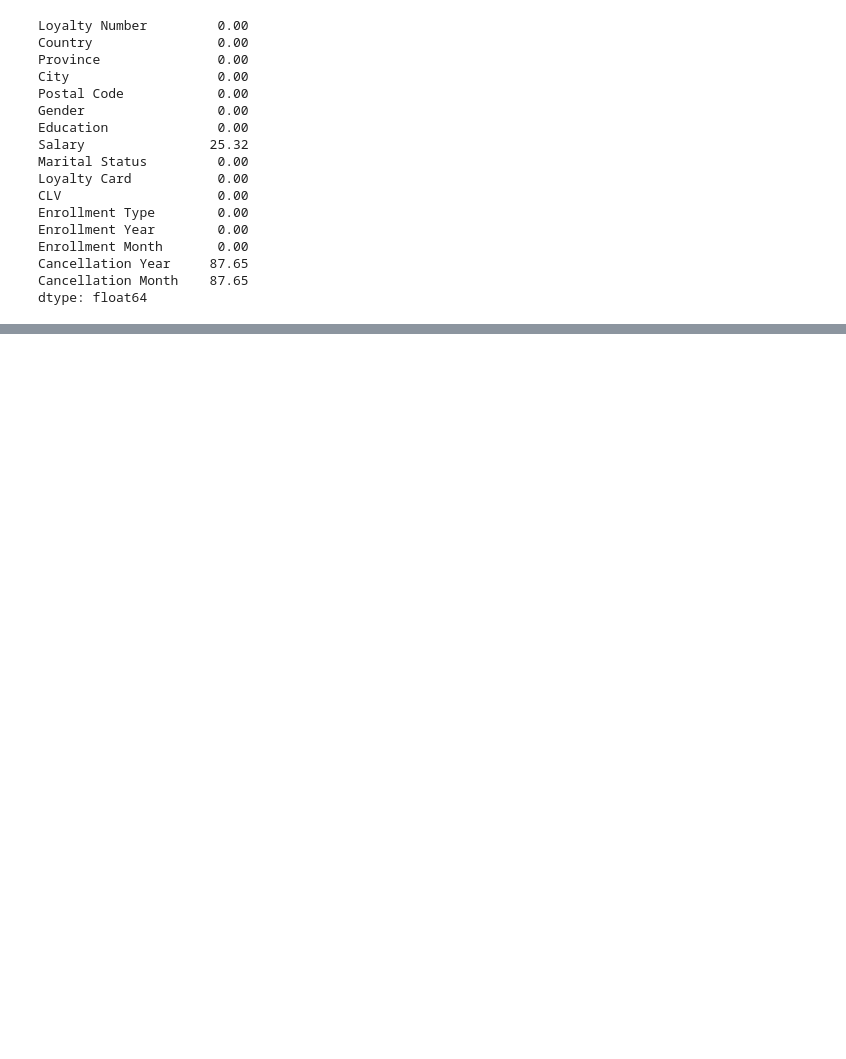
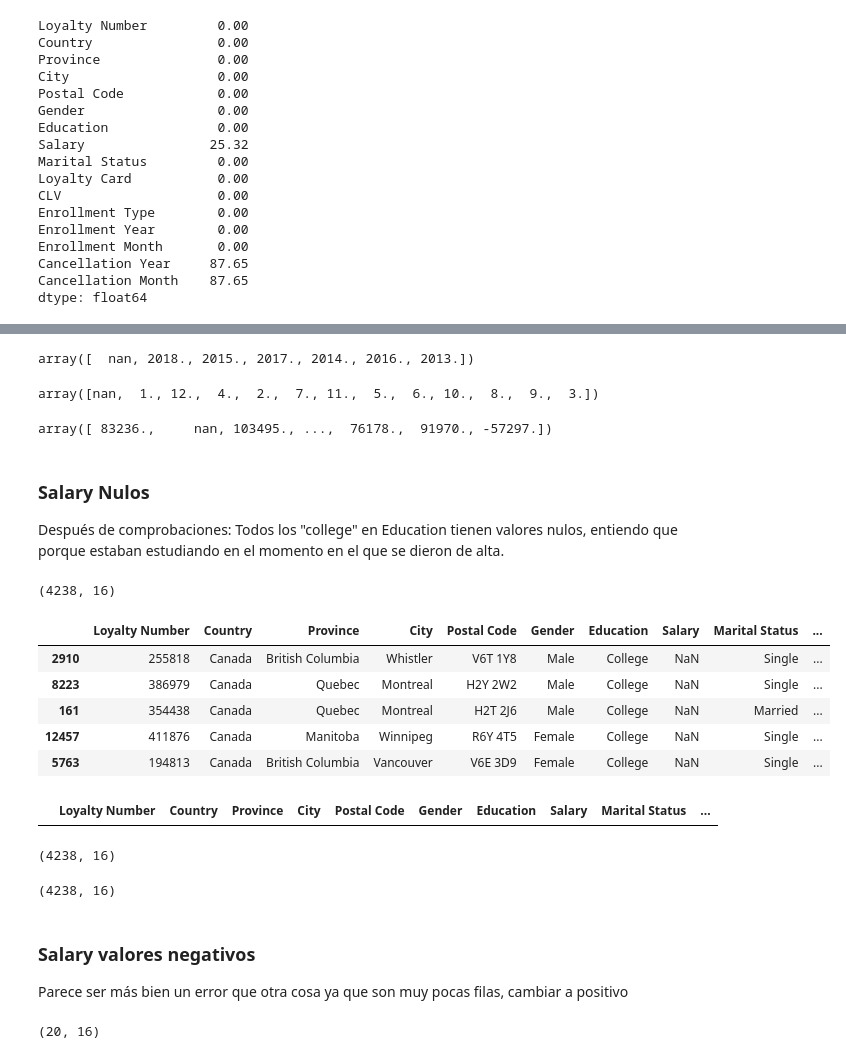
Before and after one commit to Adalab/bda-modulo-3-evaluacion-final-Andrea-Gauger, a Jupyter notebook: notebooks/01_eda.ipynb, the cells around one changed output, grey strips where cells are left out. Saved outputs shown, nothing was run; the diff lists cells and outputs as text; code cells hidden in the pictures; blank space fills up the shorter version.

```diff
--- a/notebooks/01_eda.ipynb
+++ b/notebooks/01_eda.ipynb
@@ -326,0 +406,58 @@ dtype: float64
+# %%
+df_history["Cancellation Year"].unique()
+# %% [output]
+array([  nan, 2018., 2015., 2017., 2014., 2016., 2013.])
+# %%
+df_history["Cancellation Month"].unique()
+# %% [output]
+array([nan,  1., 12.,  4.,  2.,  7., 11.,  5.,  6., 10.,  8.,  9.,  3.])
+# %%
+# Hay valores negativos y nulos, exploracion en profundidad en la siguiente parte.
+df_history["Salary"].unique()
+# %% [output]
+array([ 83236.,     nan, 103495., ...,  76178.,  91970., -57297.])
+# %% [markdown]
+### Salary Nulos
+
+Después de comprobaciones: Todos los "college" en Education tienen valores nulos, entiendo que porque estaban estudiando en el momento en el que se dieron de alta.
+# %%
+# Gran cantidad de valores negativos en Salary
+df_history[df_history["Salary"].isna()].shape
+# %% [output]
+(4238, 16)
+# %%
+# Observo el df y por lo que se ve en la muestra todos los nulos en Salary coinciden en tener Education == College
+df_history[df_history["Salary"].isna()].sample(5)
+# %% [output]
+|  | Loyalty Number | Country | Province | City | Postal Code | Gender | Education | Salary | Marital Status | ... |
+| 2910 | 255818 | Canada | British Columbia | Whistler | V6T 1Y8 | Male | College | NaN | Single | ... |
+| 8223 | 386979 | Canada | Quebec | Montreal | H2Y 2W2 | Male | College | NaN | Single | ... |
+| 161 | 354438 | Canada | Quebec | Montreal | H2T 2J6 | Male | College | NaN | Married | ... |
+| 12457 | 411876 | Canada | Manitoba | Winnipeg | R6Y 4T5 | Female | College | NaN | Single | ... |
+| 5763 | 194813 | Canada | British Columbia | Vancouver | V6E 3D9 | Female | College | NaN | Single | ... |
+# %%
+# Compruebo mediante dos condiciones, los nulos en salary y que no tengan College como nivel educativo
+# No hay nulos con esa condición.
+# Todos los nulos son College en Education.
+df_history[(df_history["Salary"].isna()) & (df_history["Education"] != "College")]
+# %% [output]
+|  | Loyalty Number | Country | Province | City | Postal Code | Gender | Education | Salary | Marital Status | ... |
+# %%
+# Todos los college son nulos en Salary.
+df_history[(df_history["Education"] == "College") & (df_history["Salary"].isna())].shape
+# %% [output]
+(4238, 16)
+# %%
+# Conciden los nulos totales en salary con los nulos totales salary con condicion education "college"
+df_history[df_history["Salary"].isna()].shape
+# %% [output]
+(4238, 16)
+# %% [markdown]
+### Salary valores negativos
+
+Parece ser más bien un error que otra cosa ya que son muy pocas filas, cambiar a positivo
+# %%
+# cantidad de filas con salario negativo
+df_history[df_history["Salary"] < 0].shape
+# %% [output]
+(20, 16)
```
Also changed, not shown: parts of 34 cells of this notebook.
